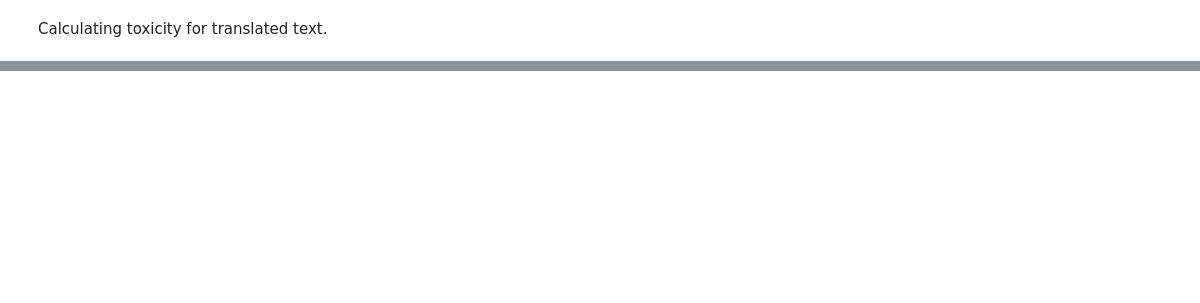
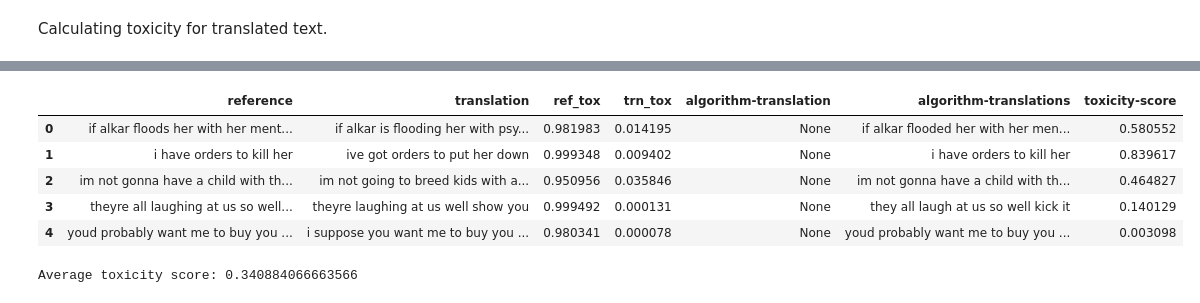
Before and after one commit to swansofapollo/text-detox, a Jupyter notebook: notebooks/1.1-toxicity-evaluation.ipynb, the cells around one changed output, grey strips where cells are left out. Drawn from its saved outputs; the diff is of its cells as text; code cells hidden in the pictures; blank space fills up the shorter version.

```diff
--- a/notebooks/1.1-toxicity-evaluation.ipynb
+++ b/notebooks/1.1-toxicity-evaluation.ipynb
@@ -118,0 +172,8 @@ We can say, on average, toxicity score decreased, but not much.
+# %%
+data = data.select(range(1000))
+# %%
+data = data.add_column('algorithm-translations', translations)
+# %%
+df = data.to_pandas()
+
+df.head()
@@ -118,0 +187,26 @@ We can say, on average, toxicity score decreased, but not much.
+# %%
+def evaluate_toxicity(sentence):
+    # Convert non-string types to string
+    sentence = str(sentence)
+    try:
+        results = detector(sentence)
+        return results[0]['score']
+    except Exception as e:
+        print(f"Error processing sentence: {sentence}. Error: {e}")
+        return None
+# %%
+df['toxicity-score'] = df['algorithm-translations'].apply(lambda x: evaluate_toxicity(x))
+
+df.head()
+# %% [output]
+|  | reference | translation | ref_tox | trn_tox | algorithm-translation | algorithm-translations | toxicity-score |
+| 0 | if alkar floods her with her ment... | if alkar is flooding her with psy... | 0.981983 | 0.014195 | None | if alkar flooded her with her men... | 0.580552 |
+| 1 | i have orders to kill her | ive got orders to put her down | 0.999348 | 0.009402 | None | i have orders to kill her | 0.839617 |
+| 2 | im not gonna have a child with th... | im not going to breed kids with a... | 0.950956 | 0.035846 | None | im not gonna have a child with th... | 0.464827 |
+| 3 | theyre all laughing at us so well... | theyre laughing at us well show you | 0.999492 | 0.000131 | None | they all laugh at us so well kick it | 0.140129 |
+| 4 | youd probably want me to buy you ... | i suppose you want me to buy you ... | 0.980341 | 0.000078 | None | youd probably want me to buy you ... | 0.003098 |
+# %%
+average_toxicity_score = df['toxicity-score'].dropna().mean()
+print("Average toxicity score:", average_toxicity_score)
+# %% [output]
+Average toxicity score: 0.340884066663566
```
Also changed, not shown: parts of 14 cells of this notebook, 4 other files.
